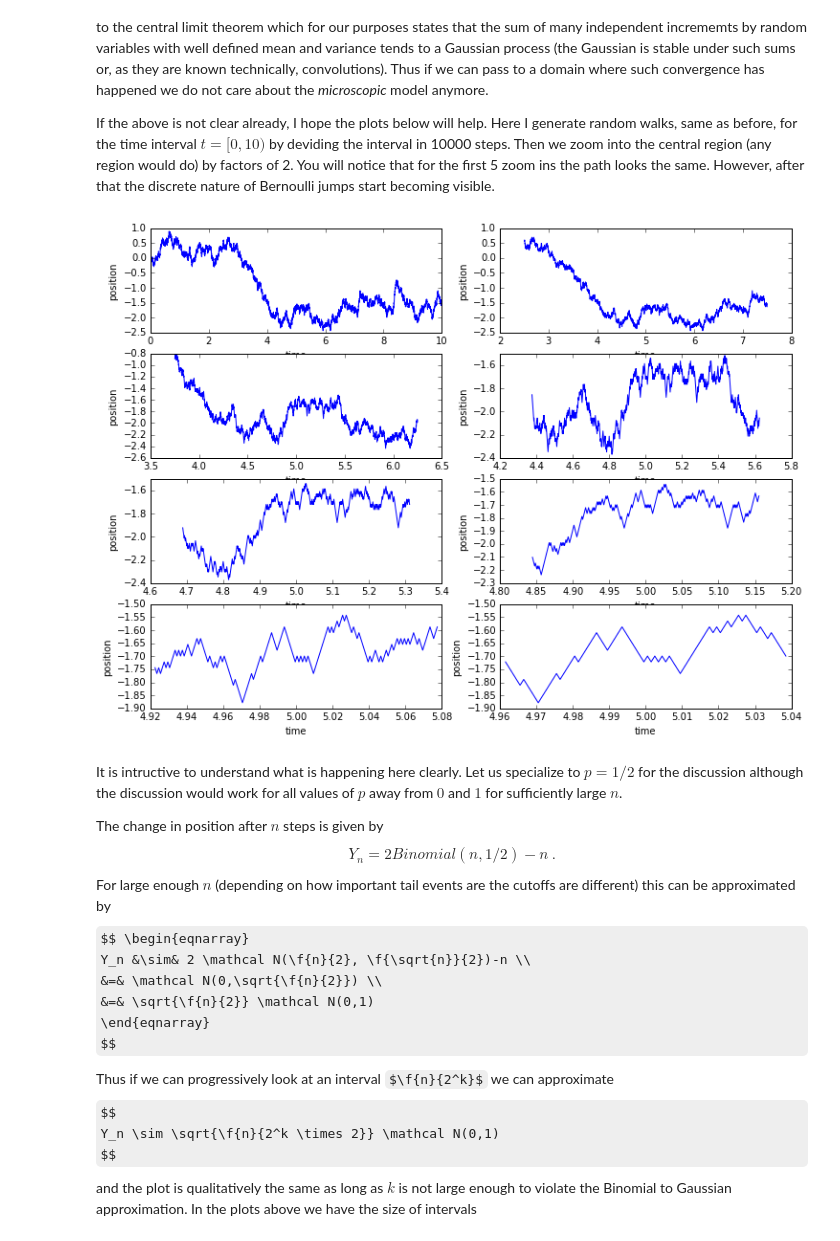
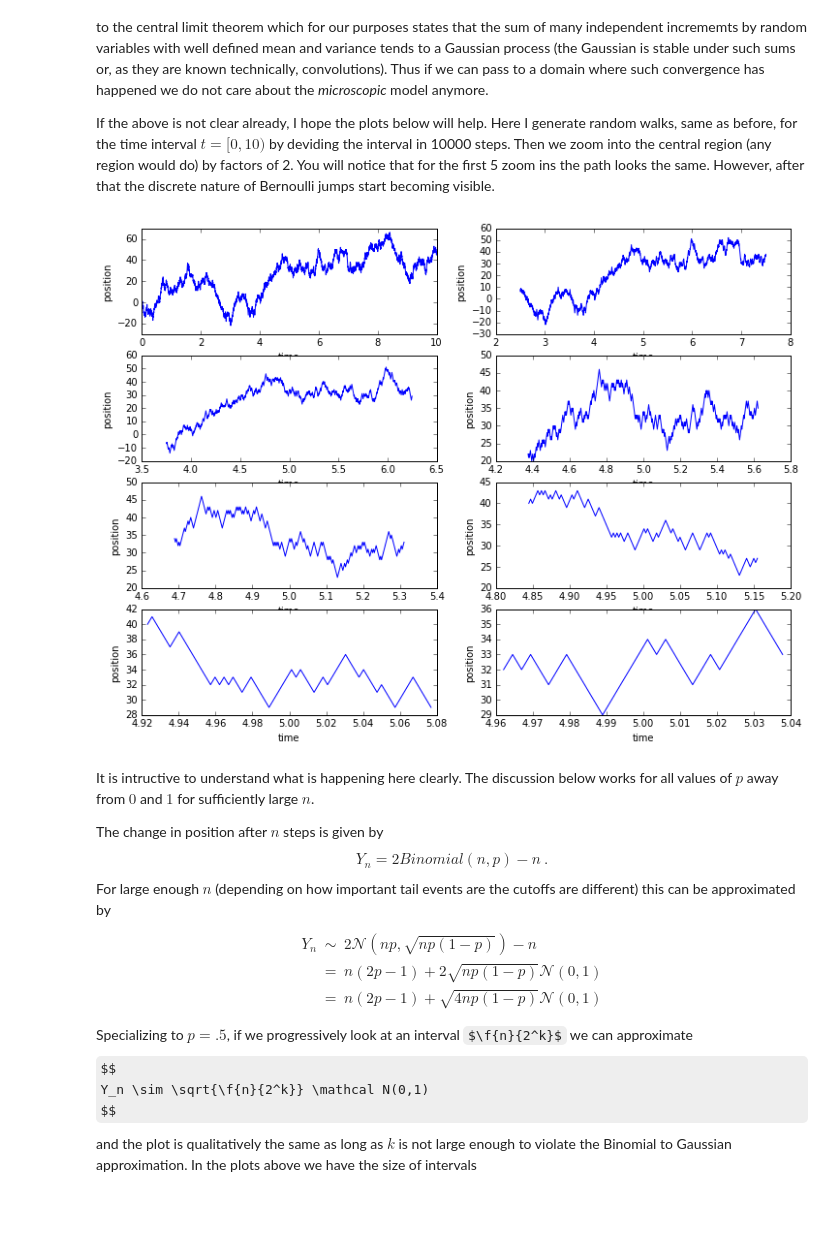
Before and after one commit to borundev/StochasticProcesses, a Jupyter notebook: RandomWalkAndWeinerProcess.ipynb, the cells around one changed output. Saved outputs shown, nothing was run; the diff lists cells and outputs as text; code cells hidden in the pictures; some formulas as TeX source; blank space fills up the shorter version.

```diff
--- a/RandomWalkAndWeinerProcess.ipynb
+++ b/RandomWalkAndWeinerProcess.ipynb
@@ -38,14 +36,13 @@ from IPython.core.pylabtools import figsize
 
 class Paths(object):
 
-    def __init__(self,T,nsteps,npaths):
+    def __init__(self,T,npaths):
         self.T=T
-        self.nsteps=nsteps
         self.npaths=npaths
-        self.dt=1.0*T/nsteps
+
+    def __setup__(self):
         self.time=np.linspace(0,self.T,self.nsteps)
-
-        self.paths=np.zeros(shape=(npaths,nsteps))
+        self.paths=np.zeros(shape=(self.npaths,self.nsteps))
 
     def get_paths(self):
         return self.paths
@@ -61,25 +58,30 @@ class Paths(object):
 
 class BinaryPaths(Paths):
 
-    def __init__(self,T,nsteps,npaths,p=.5):
-        super(BinaryPaths,self).__init__(T,nsteps,npaths)
+    # The BinaryPath takes the total time and the time after which the increment is to be made
+    def __init__(self,T,dt,npaths,p=.5):
+        super(BinaryPaths,self).__init__(T,npaths)
         self.p=p
-        self.randoms=2*(np.random.binomial(1,self.p,npaths*(nsteps-1))-.5)
-        self.randoms.shape=[npaths,nsteps-1]
 
-        for i in range(nsteps-1):
-            # See comment above to see why we multiply the Bernoulli random variable by np.sqrt(2* self.dt * p *(1-p))
-            self.paths[:,i+1]=self.paths[:,i]+np.sqrt(2* self.dt * p *(1-p))*self.randoms[:,i]
+        self.dt=dt
+        self.nsteps=int(self.T/self.dt)
+        Paths.__setup__(self)
 
-b_paths=BinaryPaths(11,11,6).get_paths()
+        self.randoms=2*(np.random.binomial(1,self.p,self.npaths*(self.nsteps-1))-.5)
+        self.randoms.shape=[self.npaths,self.nsteps-1]
+
+        for i in range(self.nsteps-1):
+            self.paths[:,i+1]=self.paths[:,i]+self.randoms[:,i]
+
+b_paths=BinaryPaths(11,1,6).get_paths()
 
 number_columns=2
 number_rows=3
 figsize(12, 9)
 for i,j in enumerate([(i/number_columns,i%number_columns) for i in range(number_columns*number_rows)]):
     plt.subplot2grid((number_rows,number_columns),j)
-    plt.ylim(-7,7)
     plt.plot(b_paths[i],"--o")
     plt.xlabel("time")
     plt.ylabel("position")
+    plt.ylim(-7,7)
 # %% [output]
@@ -91,46 +93,48 @@ The process described above is a Binomial process and happens in discrete times.
 
 If the above is not clear already, I hope the plots below will help. Here I generate random walks, same as before, for the time interval $t=[0,10)$ by deviding the interval in 10000 steps. Then we zoom into the central region (any region would do) by factors of 2. You will notice that for the first 5 zoom ins the path looks the same. However, after that the discrete nature of Bernoulli jumps start becoming visible.
 # %%
-num_steps=10000
+T=10.0
+num_steps_bernoulli=2**12
+delta_t_bernoulli=T/num_steps_bernoulli
 
-# generate one path with time interval 10 devided into 10000 steps
-b=BinaryPaths(10,num_steps,1)
+
+b=BinaryPaths(10,delta_t_bernoulli,1)
 time_line=b.get_timeline()
 path=b[0]
 
 number_columns=2
 number_rows=4
 figsize(12, 9)
 
 # plot the entire path first and then regions zoomed in by factor of 2s
 for i,j in enumerate([(i/number_columns,i%number_columns) for i in range(number_columns*number_rows)]):
     plt.subplot2grid((number_rows,number_columns),j)
-    time_line_for_plot=time_line[num_steps/2 -num_steps/(2**(i+1)):num_steps/2 +num_steps/(2**(i+1))]
-    path_for_plot=path[num_steps/2 -num_steps/(2**(i+1)):num_steps/2 +num_steps/(2**(i+1))]
+    time_line_for_plot=time_line[num_steps_bernoulli/2 -num_steps_bernoulli/(2**(i+1)):num_steps_bernoulli/2 +num_steps_bernoulli/(2**(i+1))]
+    path_for_plot=path[num_steps_bernoulli/2 -num_steps_bernoulli/(2**(i+1)):num_steps_bernoulli/2 +num_steps_bernoulli/(2**(i+1))]
 
     plt.plot(time_line_for_plot,path_for_plot)
     plt.xlabel("time")
     plt.ylabel("position")
 # %% [output]
-[figure, old version]
+[figure, new version]
 # %% [markdown]
-It is intructive to understand what is happening here clearly. Let us specialize to $p=1/2$ for the discussion although the discussion would work for all values of $p$ away from $0$ and $1$ for sufficiently large $n$.
+It is intructive to understand what is happening here clearly. The discussion below works for all values of $p$ away from $0$ and $1$ for sufficiently large $n$.
 
 The change in position after $n$ steps is given by
 $$
-Y_n = 2 Binomial(n,1/2)-n~.
+Y_n = 2 Binomial(n,p)-n~.
 $$
 For large enough $n$ (depending on how important tail events are the cutoffs are different) this can be approximated by
 $$ \begin{eqnarray}
-Y_n &\sim& 2 \mathcal N(\f{n}{2}, \f{\sqrt{n}}{2})-n \\
-&=& \mathcal N(0,\sqrt{\f{n}{2}}) \\
-&=& \sqrt{\f{n}{2}} \mathcal N(0,1)
+Y_n &\sim& 2 \mathcal N(np, \sqrt{n p(1-p)})-n \\
+&=& n(2p-1) + 2\sqrt{n p(1-p)} \mathcal N(0,1) \\
+&=& n(2p-1) + \sqrt{4 n p(1-p)} \mathcal N(0,1)
 \end{eqnarray}
 $$
 
-Thus if we can progressively look at an interval $\f{n}{2^k}$ we can approximate
+Specializing to $p=.5$, if we progressively look at an interval $\f{n}{2^k}$ we can approximate
 $$
-Y_n \sim \sqrt{\f{n}{2^k \times 2}} \mathcal N(0,1)
+Y_n \sim \sqrt{\f{n}{2^k}} \mathcal N(0,1)
 $$
 and the plot is qualitatively the same as long as $k$ is not large enough to violate the Binomial to Gaussian approximation. In the plots above we have the size of intervals
 # %%
```
Also changed, not shown: parts of 9 cells of this notebook.
